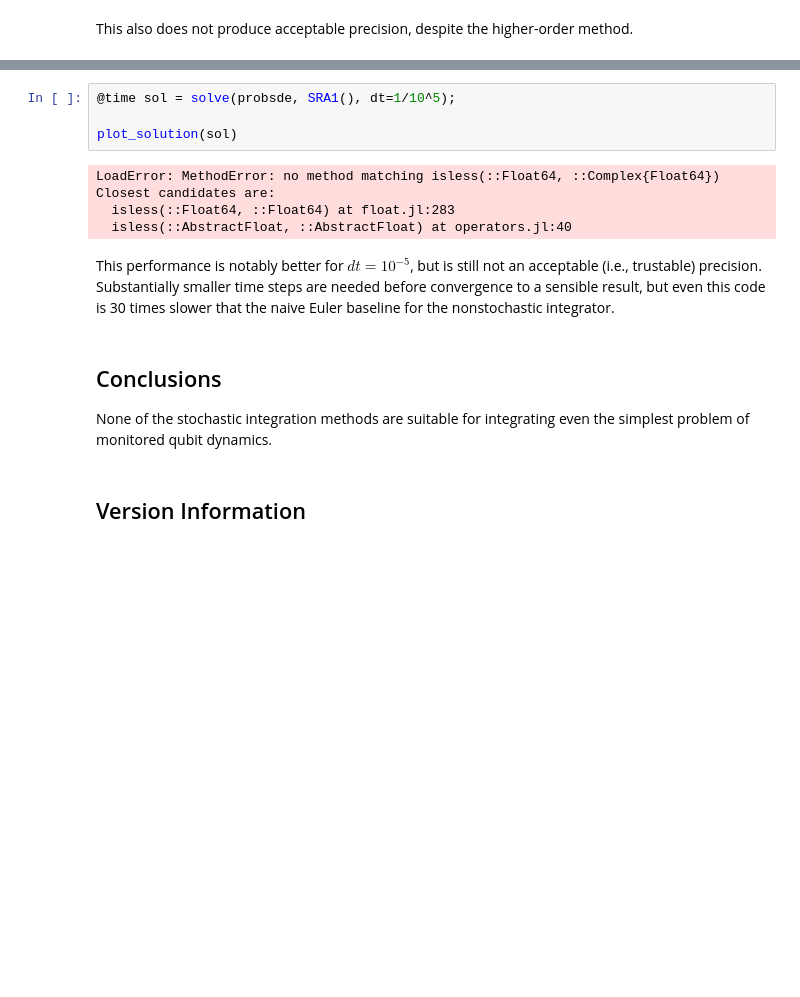
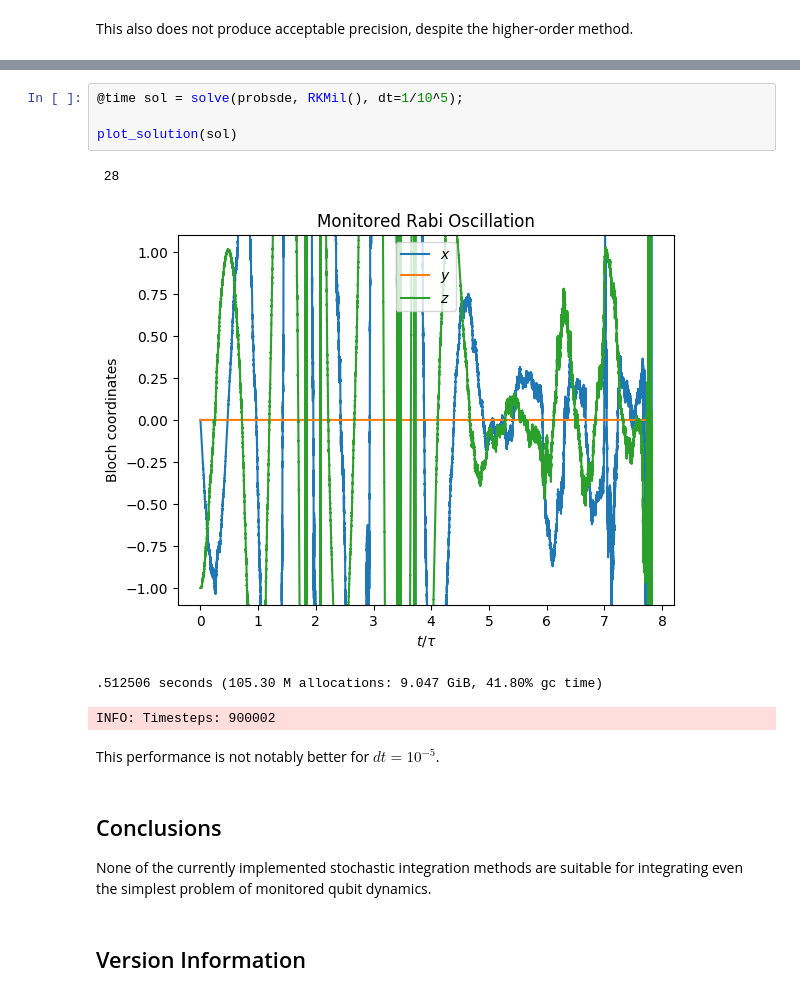
Before and after one commit to justindressel/QuantumBayesian.jl, a Jupyter notebook: notebooks/DiffEqTest.ipynb, the cells around one changed output, grey strips where cells are left out. Drawn from its saved outputs; the diff is of its cells as text; blank space fills up the shorter version.

Commit message:
One-qubit benchmark notebooks updated for julia v0.6

```diff
--- a/notebooks/DiffEqTest.ipynb
+++ b/notebooks/DiffEqTest.ipynb
@@ -168,18 +169,18 @@ Closest candidates are:
 # %%
-@time sol = solve(probsde, SRA1(), dt=1/10^5);
+@time sol = solve(probsde, RKMil(), dt=1/10^5);
 
 plot_solution(sol)
 # %% [output]
-LoadError: MethodError: no method matching isless(::Float64, ::Complex{Float64})
-Closest candidates are:
-  isless(::Float64, ::Float64) at float.jl:283
-  isless(::AbstractFloat, ::AbstractFloat) at operators.jl:40
+ 28
+[figure, added]
+.512506 seconds (105.30 M allocations: 9.047 GiB, 41.80% gc time)
+INFO: Timesteps: 900002
-# %% [markdown]
-This performance is notably better for $dt=10^{-5}$, but is still not an acceptable (i.e., trustable) precision. Substantially smaller time steps are needed before convergence to a sensible result, but even this code is 30 times slower that the naive Euler baseline for the nonstochastic integrator.
+# %% [markdown]
+This performance is not notably better for $dt=10^{-5}$.
 # %% [markdown]
 ## Conclusions
 
-None of the stochastic integration methods are suitable for integrating even the simplest problem of monitored qubit dynamics.
+None of the currently implemented stochastic integration methods are suitable for integrating even the simplest problem of monitored qubit dynamics.
 # %% [markdown]
 ## Version Information
 # %%
```
Also changed, not shown: parts of 14 cells of this notebook, 1 other file.
